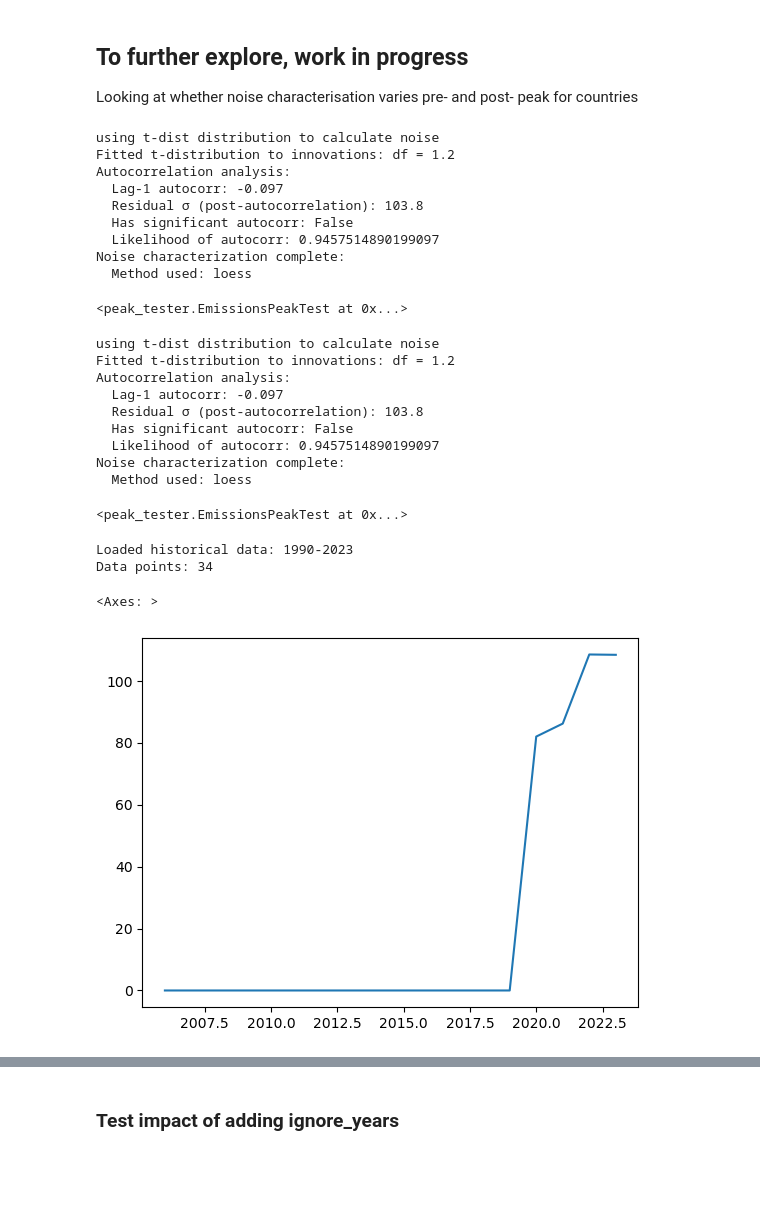
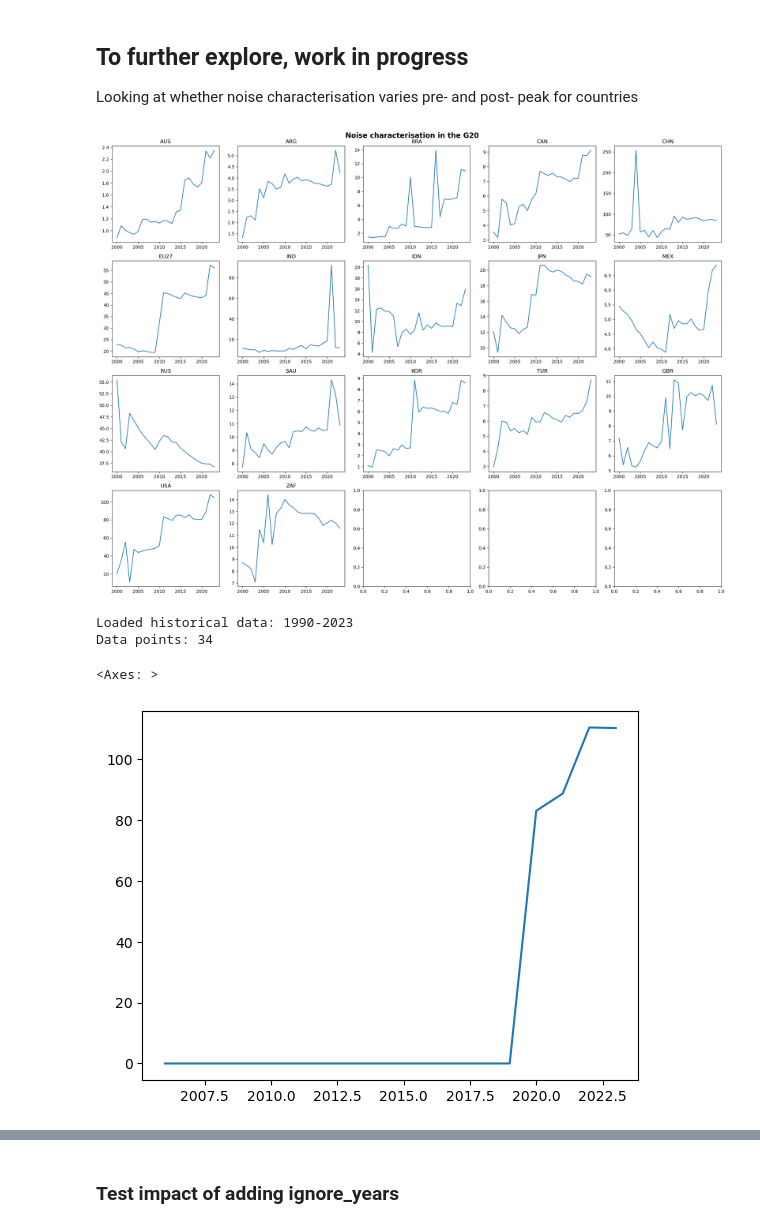
Before and after one commit to nezzag/peaking_test, a Jupyter notebook: notebooks/country_coverage.ipynb, the cells around one changed output, grey strips where cells are left out. Saved outputs shown, nothing was run; the diff lists cells and outputs as text; code cells hidden in the pictures; blank space fills up the shorter version.

Commit message:
Update country coverage notebook

```diff
--- a/notebooks/country_coverage.ipynb
+++ b/notebooks/country_coverage.ipynb
@@ -82,33 +82,36 @@ plt.tight_layout()
 # %% [markdown]
 ## To further explore, work in progress
 Looking at whether noise characterisation varies pre- and post- peak for countries
-# %%
-peak_tester.characterize_noise(method='loess',fraction=0.15,noise_type='t-dist')
-# %% [output]
-using t-dist distribution to calculate noise
-Fitted t-distribution to innovations: df = 1.2
-Autocorrelation analysis:
-  Lag-1 autocorr: -0.097
-  Residual σ (post-autocorrelation): 103.8
-  Has significant autocorr: False
-  Likelihood of autocorr: 0.9457514890199097
-Noise characterization complete:
-  Method used: loess
-<peak_tester.EmissionsPeakTest at 0x...>
-# %%
-year=2023
-peak_tester.characterize_noise(method='loess', fraction=0.15*(year-1990)/(2023-1990),noise_type = 't-dist')
-# %% [output]
-using t-dist distribution to calculate noise
-Fitted t-distribution to innovations: df = 1.2
-Autocorrelation analysis:
-  Lag-1 autocorr: -0.097
-  Residual σ (post-autocorrelation): 103.8
-  Has significant autocorr: False
-  Likelihood of autocorr: 0.9457514890199097
-Noise characterization complete:
-  Method used: loess
-<peak_tester.EmissionsPeakTest at 0x...>
+# %%
+noise_characterisation = pd.DataFrame(index=G20_ISOS,columns=range(2000,2025))
+
+with HiddenPrints():
+    for region in G20_ISOS:
+        peak_tester = EmissionsPeakTest()
+        peak_tester.load_historical_data(
+        'gcb_hist_co2.csv', region=region,year_range = range(1990,2025))
+     #This is time intensive – roughly 1.5 seconds per country
+        for year in range(2000,2024): #list(gcb_data.pix.project('region').index)[:]:
+
+            peak_tester.characterize_noise(
+                method='loess',
+                ignore_years=range(year,2024),
+                #Scaling the fraction considered so that with a smaller set of years you take a larger fraction
+                # #[otherwise noise goes to zero]
+                fraction=0.15*(2024-1990)/(year-1990),
+                noise_type = 't-dist')
+            noise_characterisation.loc[region,year] = peak_tester.autocorr_params['sigma_residuals']
+# %%
+f, axes = plt.subplots(nrows=4,ncols=5,figsize=(20,15))
+
+for count, ax in enumerate(axes.ravel()[:-3]):
+    noise_characterisation.loc[G20_ISOS[count],2000:].T.plot(ax=ax,legend=False)
+    ax.set_title(f'{G20_ISOS[count]}')
+
+f.suptitle('Noise characterisation in the G20', fontweight='bold',fontsize=16)
+plt.tight_layout()
+# %% [output]
+[figure, added]
 # %%
 noise_characterisation = pd.Series()
 
@@ -127,7 +130,7 @@ noise_characterisation.plot()
 Loaded historical data: 1990-2023
 Data points: 34
 <Axes: >
-[figure, old version]
+[figure, new version]
 # %%
 noise_characterisation
 # %% [output]
```
Also changed, not shown: parts of 23 cells of this notebook, 1 other file.
